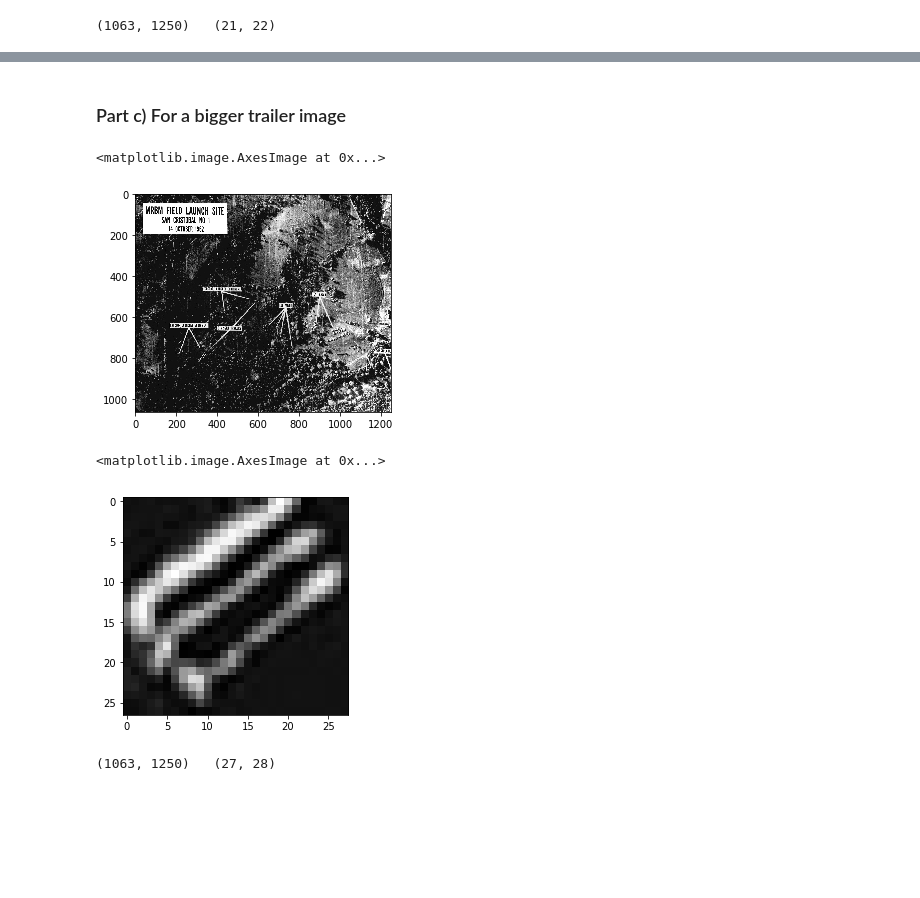
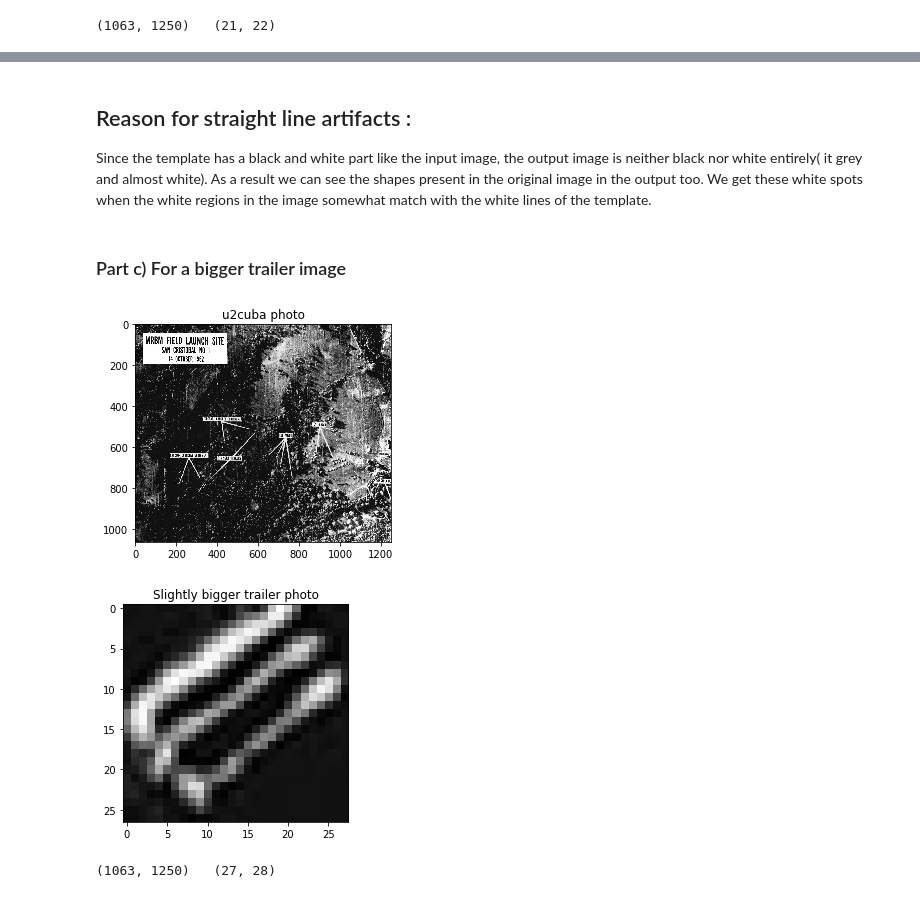
Before and after one commit to Sharath-Ramachandran/DeepLearningAssignments, a Jupyter notebook: Assignment1/Question1.ipynb, the cells around one changed output, grey strips where cells are left out. Saved outputs shown, nothing was run; the diff lists cells and outputs as text; code cells hidden in the pictures; blank space fills up the shorter version.

Commit message:
Made it presentable for submission

```diff
--- a/Assignment1/Question1.ipynb
+++ b/Assignment1/Question1.ipynb
@@ -100,3 +100,6 @@ plt.imshow(imageOut,cmap='gray')
+# %% [markdown]
+## Reason for straight line artifacts :
+Since the template has a black and white part like the input image, the output image is neither black nor white entirely( it grey and almost white). As a result we can see the shapes present in the original image in the output too. We get these white spots when the white regions in the image somewhat match with the white lines of the template.
 # %% [markdown]
 ### Part c) For a bigger trailer image
 # %%
@@ -104,14 +107,16 @@ template = Image.open('Data/trailerSlightlyBigger.png').convert('L')
 image = Image.open('Data/u2cuba.jpg').convert('L')
 # %%
 plt.imshow(image,cmap='gray')
+plt.title('u2cuba photo')
+plt.show()
 # %% [output]
-<matplotlib.image.AxesImage at 0x...>
-[figure, old version]
+[figure, new version]
 # %%
 plt.imshow(template,cmap='gray')
+plt.title('Slightly bigger trailer photo')
+plt.show()
 # %% [output]
-<matplotlib.image.AxesImage at 0x...>
-[figure, old version]
+[figure, new version]
 # %%
 image = np.asarray(image)
 template = np.asarray(template)
```
Also changed, not shown: parts of 21 cells of this notebook, 3 other files.
